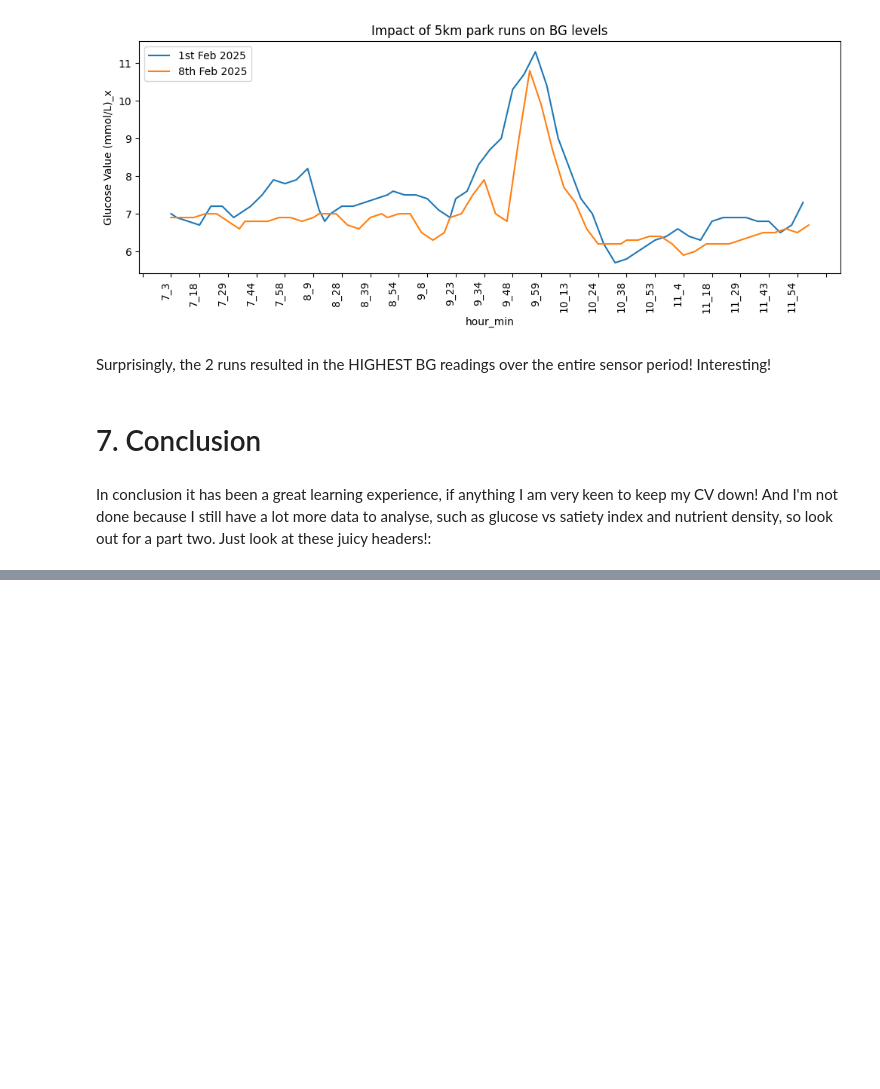
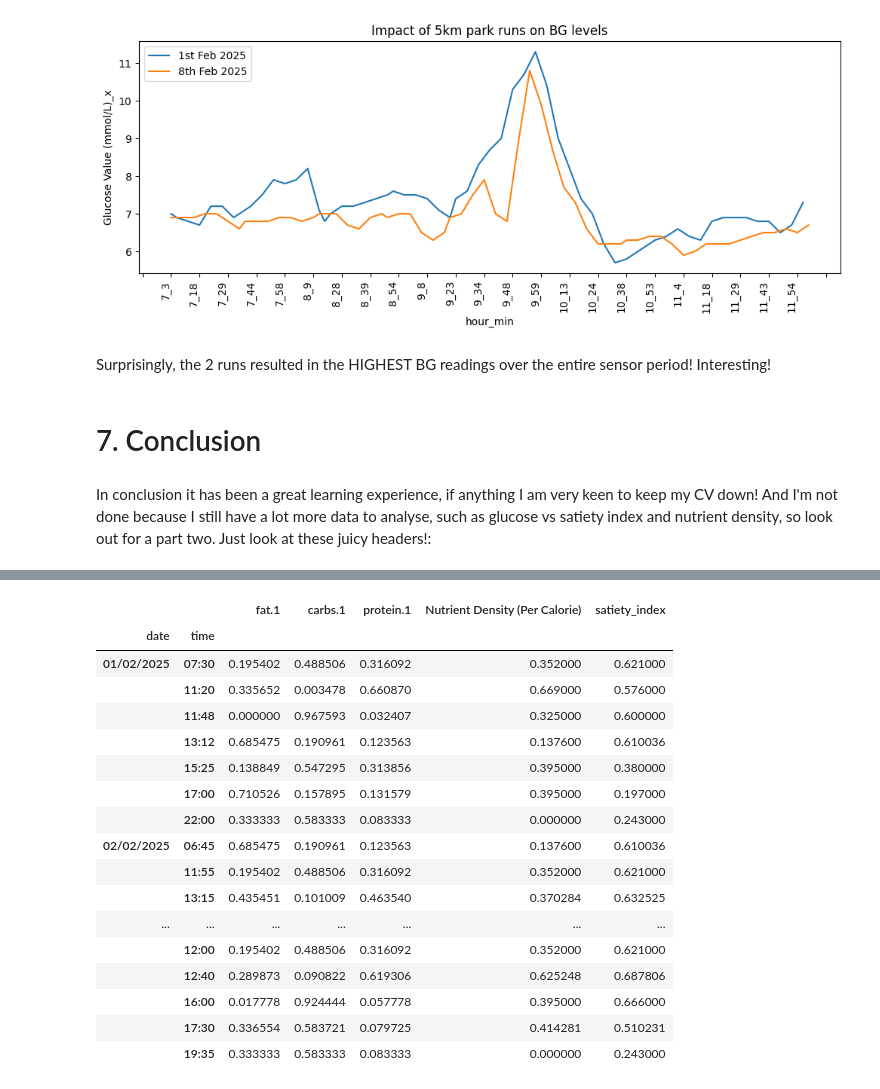
Before and after one commit to Usul1980/Dexcom-G7-analysis, a Jupyter notebook: dexcom-g7-cgm-vs-carbs-vs-exercise.ipynb, the cells around one changed output, grey strips where cells are left out. Cells and saved outputs as stored; diff of their text form; code cells hidden in the pictures; blank space fills up the shorter version.

Commit message:
Kaggle Notebook | Dexcom G7 cgm vs carbs vs exercise | Version 4

```diff
--- a/dexcom-g7-cgm-vs-carbs-vs-exercise.ipynb
+++ b/dexcom-g7-cgm-vs-carbs-vs-exercise.ipynb
@@ -265,0 +265,2 @@ diet.head(10)
+# %%
+diet['protein.1'] = np.where(diet['protein.1'] == '#VALUE!',0,diet['protein.1'])
@@ -265,0 +330,14 @@ diet.head(10)
+# %%
+def weighted_average(df,data_col,weight_col,by_col):
+    ''' Now data_col can be a list of variables '''
+    df_data = df[data_col].multiply(df[weight_col], axis='index')
+    df_weight = pd.notnull(df[data_col]).multiply(df[weight_col], axis='index')
+    df_data[by_col] = df[by_col]
+    df_weight[by_col] = df[by_col]
+    result = df_data.groupby(by_col).sum() / df_weight.groupby(by_col).sum()
+    return result
+# %%
+diet = diet[diet["protein.1"].str.contains("#VALUE!") == False]
+diet['fat.1']  = diet['fat.1'].astype(float)
+diet['protein.1']  = diet['protein.1'].astype(float)
+diet.dtypes
@@ -265,0 +361,21 @@ diet.head(10)
+# %%
+weighted_average(diet,['fat.1','carbs.1','protein.1','Nutrient Density (Per Calorie)','satiety_index'],'kcal',['date','time'])
+# %% [output]
+|  |  | fat.1 | carbs.1 | protein.1 | Nutrient Density (Per Calorie) | satiety_index |
+| date | time |  |  |  |  |  |
+| 01/02/2025 | 07:30 | 0.195402 | 0.488506 | 0.316092 | 0.352000 | 0.621000 |
+|  | 11:20 | 0.335652 | 0.003478 | 0.660870 | 0.669000 | 0.576000 |
+|  | 11:48 | 0.000000 | 0.967593 | 0.032407 | 0.325000 | 0.600000 |
+|  | 13:12 | 0.685475 | 0.190961 | 0.123563 | 0.137600 | 0.610036 |
+|  | 15:25 | 0.138849 | 0.547295 | 0.313856 | 0.395000 | 0.380000 |
+|  | 17:00 | 0.710526 | 0.157895 | 0.131579 | 0.395000 | 0.197000 |
+|  | 22:00 | 0.333333 | 0.583333 | 0.083333 | 0.000000 | 0.243000 |
+| 02/02/2025 | 06:45 | 0.685475 | 0.190961 | 0.123563 | 0.137600 | 0.610036 |
+|  | 11:55 | 0.195402 | 0.488506 | 0.316092 | 0.352000 | 0.621000 |
+|  | 13:15 | 0.435451 | 0.101009 | 0.463540 | 0.370284 | 0.632525 |
+| ... | ... | ... | ... | ... | ... | ... |
+|  | 12:00 | 0.195402 | 0.488506 | 0.316092 | 0.352000 | 0.621000 |
+|  | 12:40 | 0.289873 | 0.090822 | 0.619306 | 0.625248 | 0.687806 |
+|  | 16:00 | 0.017778 | 0.924444 | 0.057778 | 0.395000 | 0.666000 |
+|  | 17:30 | 0.336554 | 0.583721 | 0.079725 | 0.414281 | 0.510231 |
+|  | 19:35 | 0.333333 | 0.583333 | 0.083333 | 0.000000 | 0.243000 |
```
Also changed, not shown: parts of 5 cells of this notebook.
